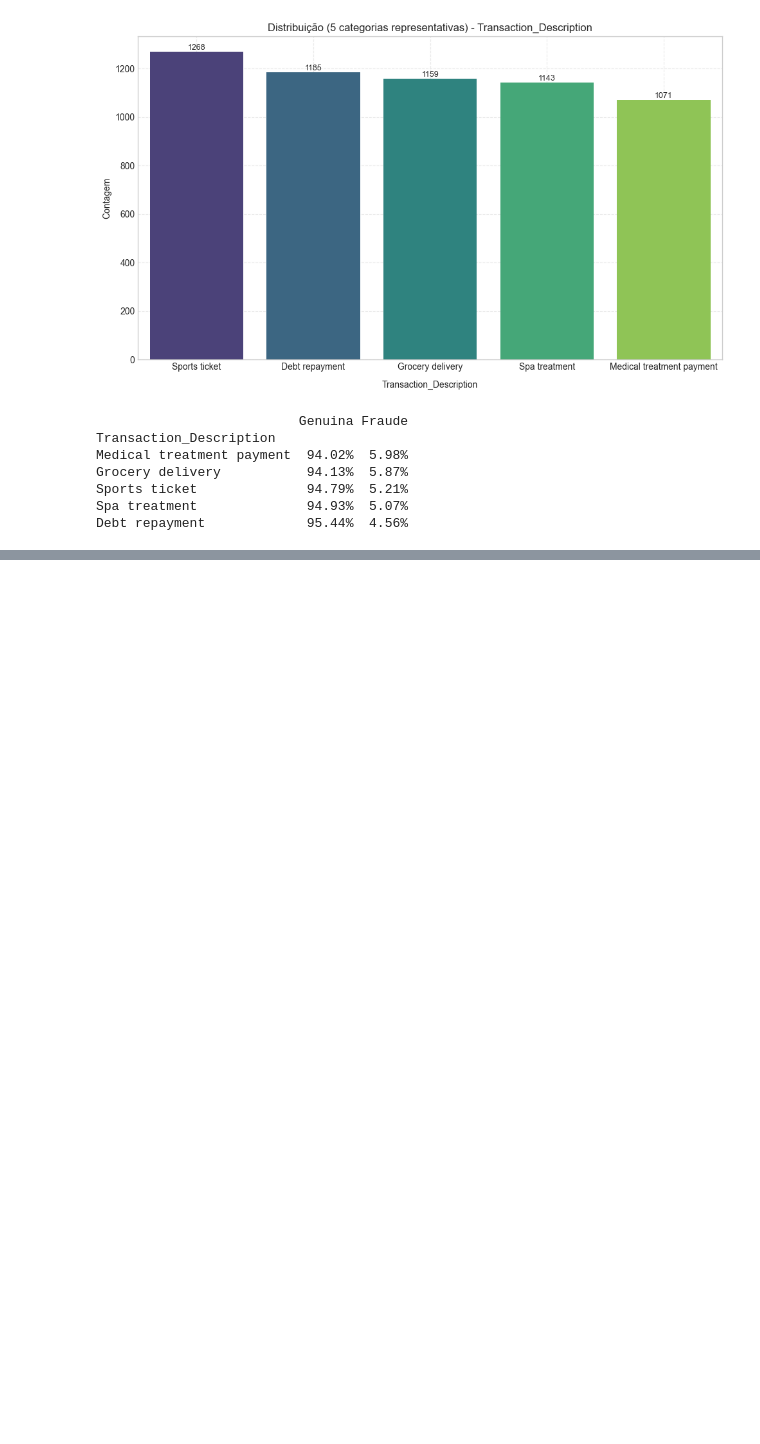
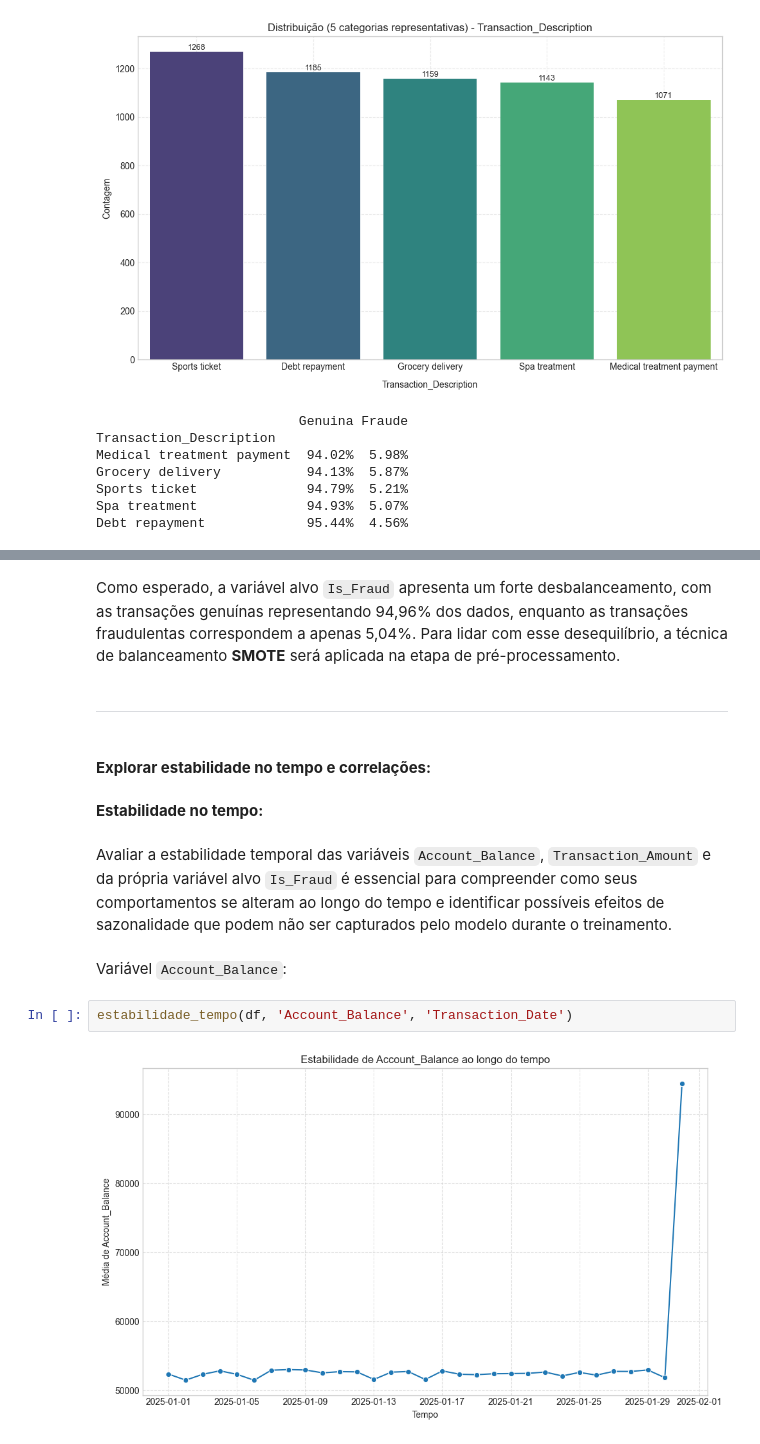
Before and after one commit to nobrevitor/Data_Science_Potfolio, a Jupyter notebook: projeto_fraude_semantix/notebooks/eda_modelagem.ipynb, the cells around one changed output, grey strips where cells are left out. Drawn from its saved outputs; the diff is of its cells as text; blank space fills up the shorter version.

```diff
--- a/projeto_fraude_semantix/notebooks/eda_modelagem.ipynb
+++ b/projeto_fraude_semantix/notebooks/eda_modelagem.ipynb
@@ -566,0 +643,16 @@ Debt repayment             95.44%  4.56%
+# %% [markdown]
+Como esperado, a variável alvo `Is_Fraud` apresenta um forte desbalanceamento, com as transações genuínas representando 94,96% dos dados, enquanto as transações fraudulentas correspondem a apenas 5,04%. Para lidar com esse desequilíbrio, a técnica de balanceamento **SMOTE** será aplicada na etapa de pré-processamento.
+# %% [markdown]
+---
+# %% [markdown]
+#### **Explorar estabilidade no tempo e correlações:**
+# %% [markdown]
+**Estabilidade no tempo:**
+# %% [markdown]
+Avaliar a estabilidade temporal das variáveis `Account_Balance`, `Transaction_Amount` e da própria variável alvo `Is_Fraud` é essencial para compreender como seus comportamentos se alteram ao longo do tempo e identificar possíveis efeitos de sazonalidade que podem não ser capturados pelo modelo durante o treinamento.
+# %% [markdown]
+Variável `Account_Balance`:
+# %%
+estabilidade_tempo(df, 'Account_Balance', 'Transaction_Date')
+# %% [output]
+[figure, added]
```
Also changed, not shown: parts of 50 cells of this notebook.
